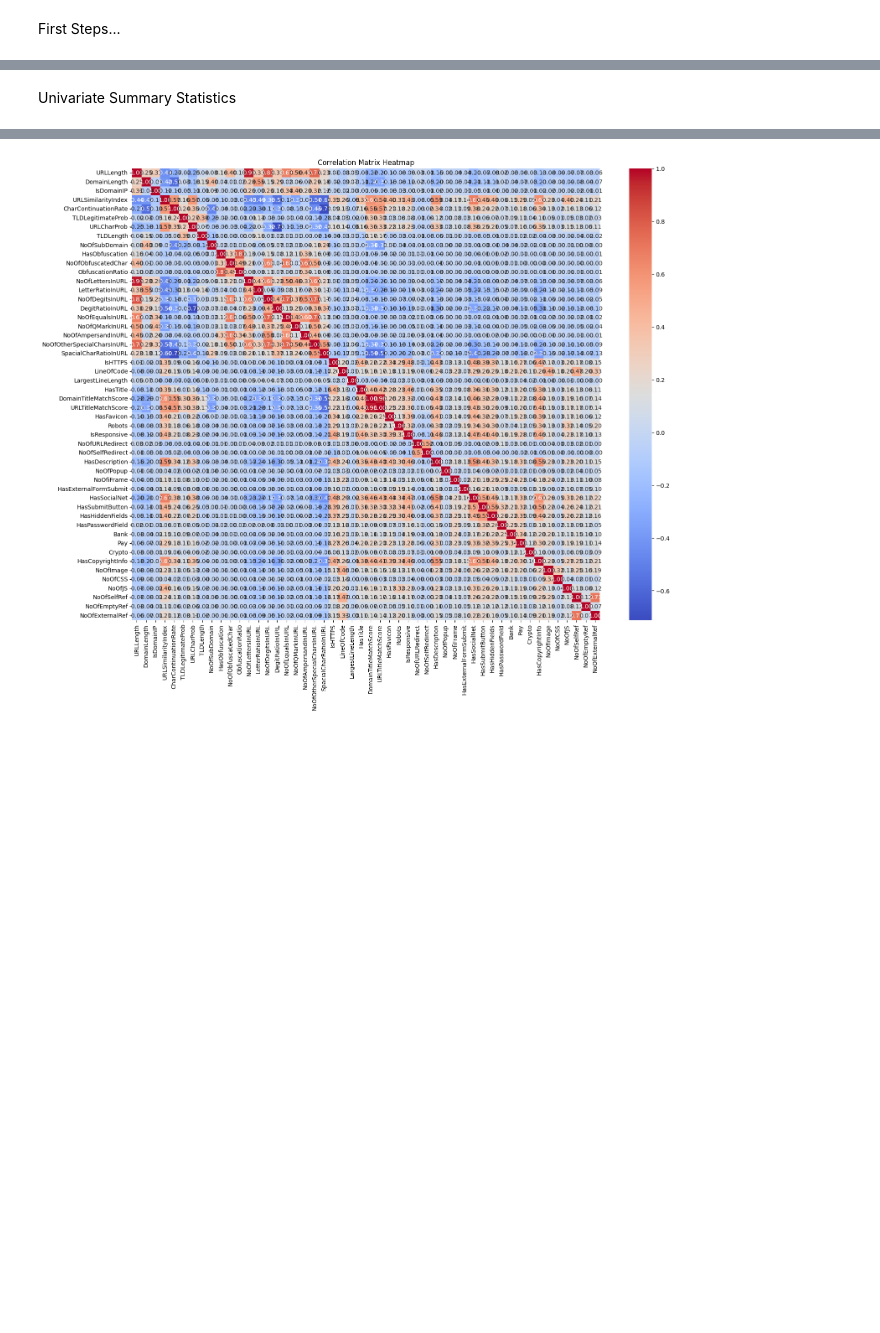
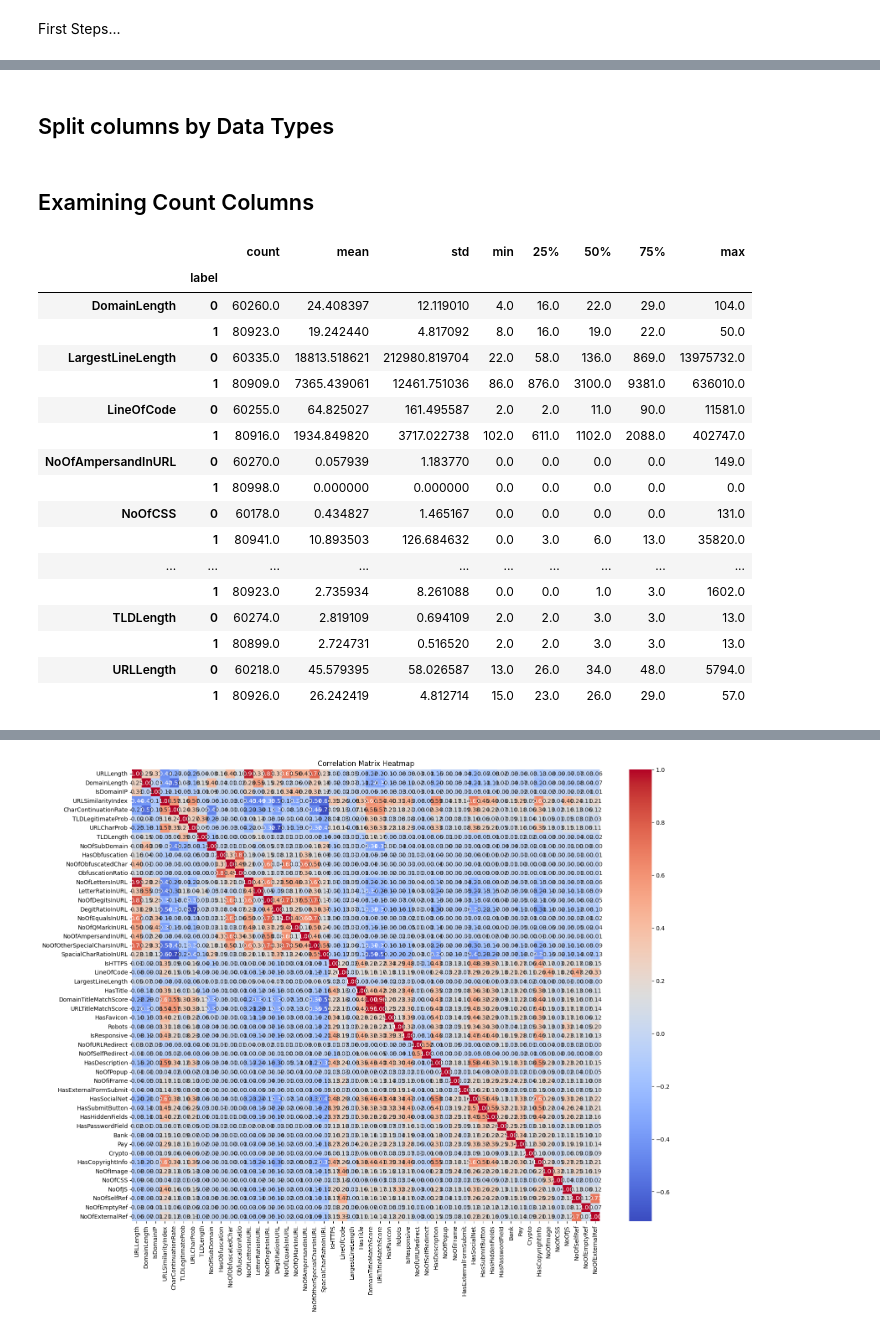
Before and after one commit to BugraAKKUS/Phishing-URL--Website--Detection, a Jupyter notebook: eda_cda.ipynb, the cells around one changed output, grey strips where cells are left out. Cells and saved outputs as stored; diff of their text form; code cells hidden in the pictures; blank space fills up the shorter version.

```diff
--- a/eda_cda.ipynb
+++ b/eda_cda.ipynb
@@ -58 +68,3 @@ df = pd.read_csv('Phishing_URL_ds_5percent_missing_train.csv')
+# %% [markdown]
+## Split columns by Data Types
 # %%
@@ -65,2 +94,29 @@ binary_columns = binary_columns.union(["Bank", "Crypto", "Pay", "Robots"])
-# %% [markdown]
-Univariate Summary Statistics
+# %% [markdown]
+## Examining Count Columns
+# %%
+(
+    df.groupby("label")[count_columns]
+    .describe()
+    .stack(0, future_stack=True)
+    .swaplevel(0, 1)
+    .sort_index()
+)
+# %% [output]
+|  |  | count | mean | std | min | 25% | 50% | 75% | max |
+|  | label |  |  |  |  |  |  |  |  |
+| DomainLength | 0 | 60260.0 | 24.408397 | 12.119010 | 4.0 | 16.0 | 22.0 | 29.0 | 104.0 |
+|  | 1 | 80923.0 | 19.242440 | 4.817092 | 8.0 | 16.0 | 19.0 | 22.0 | 50.0 |
+| LargestLineLength | 0 | 60335.0 | 18813.518621 | 212980.819704 | 22.0 | 58.0 | 136.0 | 869.0 | 13975732.0 |
+|  | 1 | 80909.0 | 7365.439061 | 12461.751036 | 86.0 | 876.0 | 3100.0 | 9381.0 | 636010.0 |
+| LineOfCode | 0 | 60255.0 | 64.825027 | 161.495587 | 2.0 | 2.0 | 11.0 | 90.0 | 11581.0 |
+|  | 1 | 80916.0 | 1934.849820 | 3717.022738 | 102.0 | 611.0 | 1102.0 | 2088.0 | 402747.0 |
+| NoOfAmpersandInURL | 0 | 60270.0 | 0.057939 | 1.183770 | 0.0 | 0.0 | 0.0 | 0.0 | 149.0 |
+|  | 1 | 80998.0 | 0.000000 | 0.000000 | 0.0 | 0.0 | 0.0 | 0.0 | 0.0 |
+| NoOfCSS | 0 | 60178.0 | 0.434827 | 1.465167 | 0.0 | 0.0 | 0.0 | 0.0 | 131.0 |
+|  | 1 | 80941.0 | 10.893503 | 126.684632 | 0.0 | 3.0 | 6.0 | 13.0 | 35820.0 |
+| ... | ... | ... | ... | ... | ... | ... | ... | ... | ... |
+|  | 1 | 80923.0 | 2.735934 | 8.261088 | 0.0 | 0.0 | 1.0 | 3.0 | 1602.0 |
+| TLDLength | 0 | 60274.0 | 2.819109 | 0.694109 | 2.0 | 2.0 | 3.0 | 3.0 | 13.0 |
+|  | 1 | 80899.0 | 2.724731 | 0.516520 | 2.0 | 2.0 | 3.0 | 3.0 | 13.0 |
+| URLLength | 0 | 60218.0 | 45.579395 | 58.026587 | 13.0 | 26.0 | 34.0 | 48.0 | 5794.0 |
+|  | 1 | 80926.0 | 26.242419 | 4.812714 | 15.0 | 23.0 | 26.0 | 29.0 | 57.0 |
```
Also changed, not shown: parts of 55 cells of this notebook, 2 other files.
